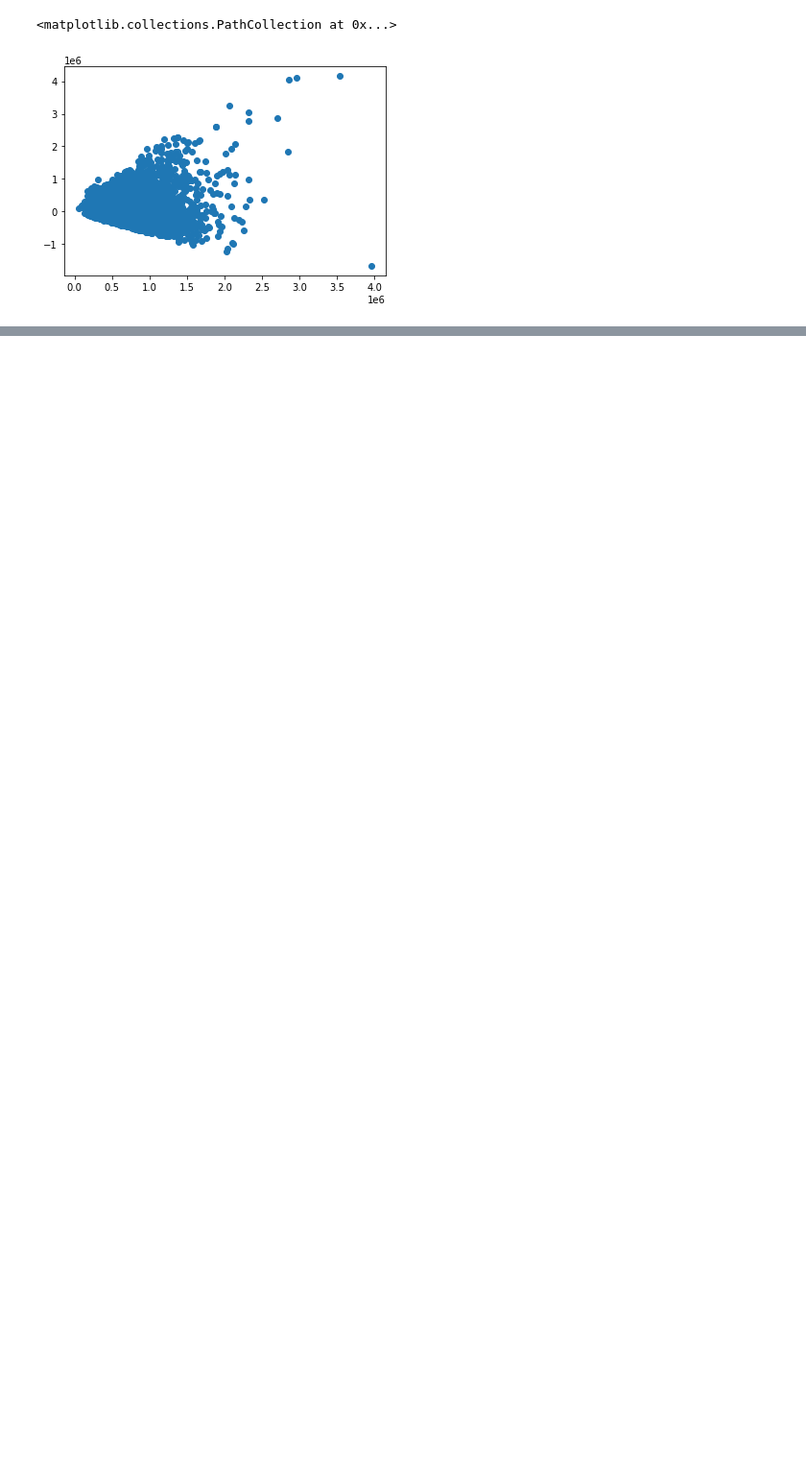
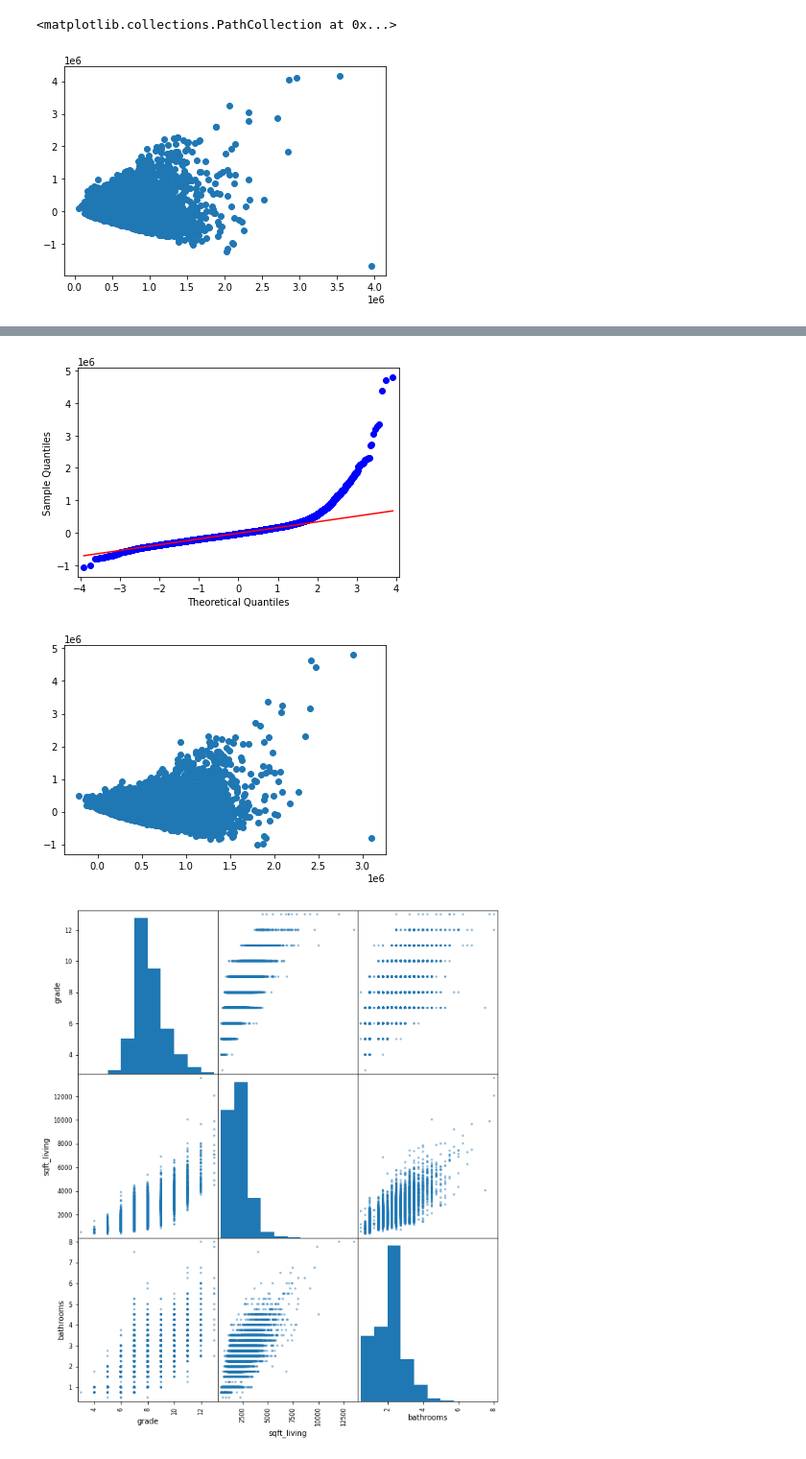
Before and after one commit to marcosvppfernandes/dsc-phase-2-project, a Jupyter notebook: Phase 2 project Rachel.ipynb, the cells around one changed output, grey strips where cells are left out. Shown: that part at 96% size. Saved outputs shown, nothing was run; the diff lists cells and outputs as text; code cells hidden in the pictures; blank space fills up the shorter version.

```diff
--- a/Phase 2 project Rachel.ipynb
+++ b/Phase 2 project Rachel.ipynb
@@ -257,0 +257,24 @@ strong multicollinearity or other numerical problems.
+# %%
+price_sqftliving_grade_bath = "price~sqft_living+grade+bathrooms"
+price_sqftliving_grade_bath_mod =  ols(formula=price_sqftliving_grade_bath, data=df).fit()
+#model creation
+
+price_sqftliving_grade_bath_mod.summary()
+#summary of model r2 = 0.537
+
+qqplot(price_sqftliving_grade_mod.resid, line = 'q')
+#qq plot
+
+y =price_sqftliving_grade_bath_mod.resid
+x = price_sqftliving_grade_bath_mod.predict(df[['grade', 'sqft_living', 'bathrooms']])
+fig, ax = plt.subplots()
+ax.scatter(x,y)
+#scatter plot
+
+feats = ['grade', 'sqft_living', 'bathrooms']
+pd.plotting.scatter_matrix(df[feats], figsize=(10,12));
+# scatter matrix, sqft_living and bathrooms non normal
+# %% [output]
+[figure, added]
+[figure, added]
+[figure, added]
```
Also changed, not shown: parts of 19 cells of this notebook.
